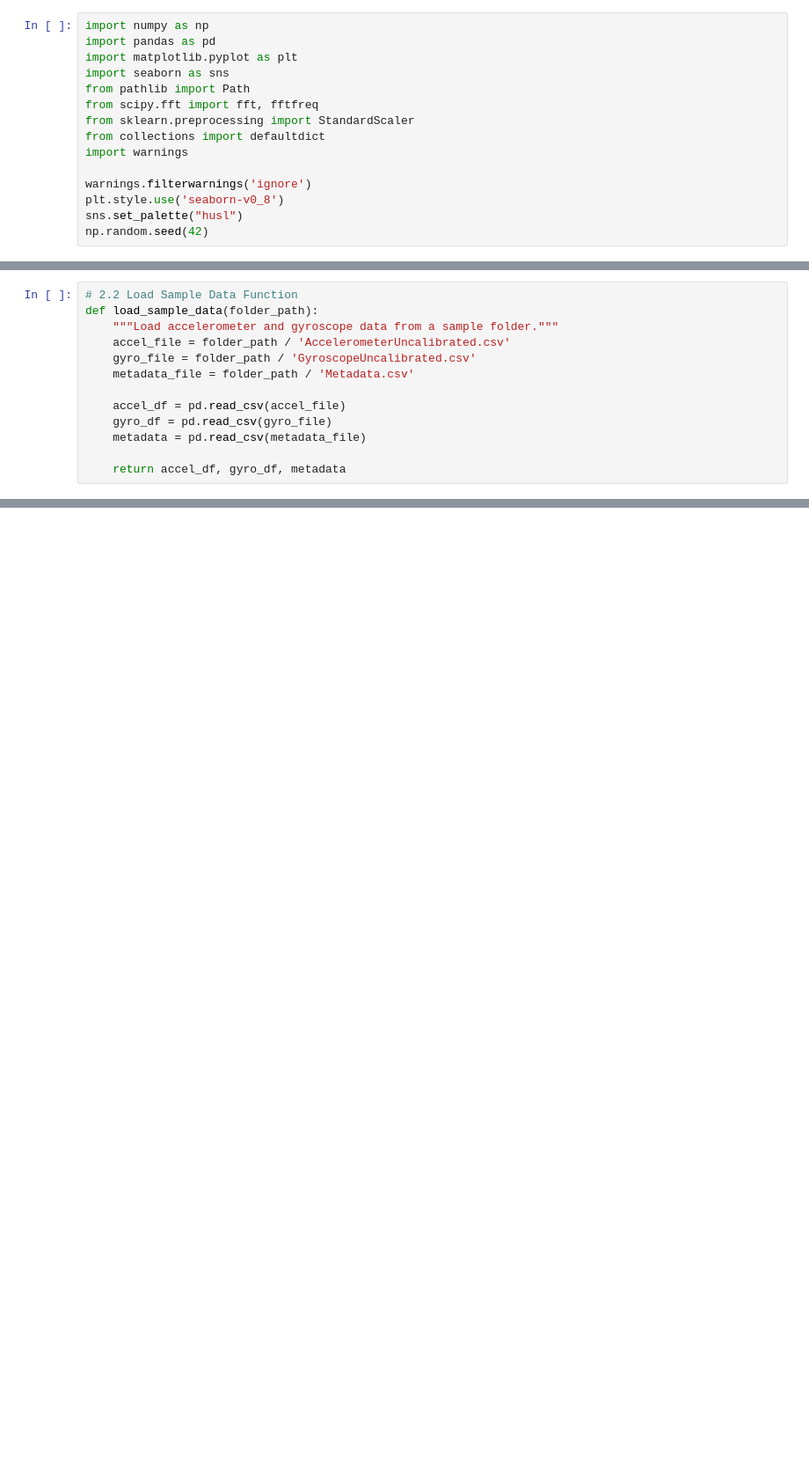
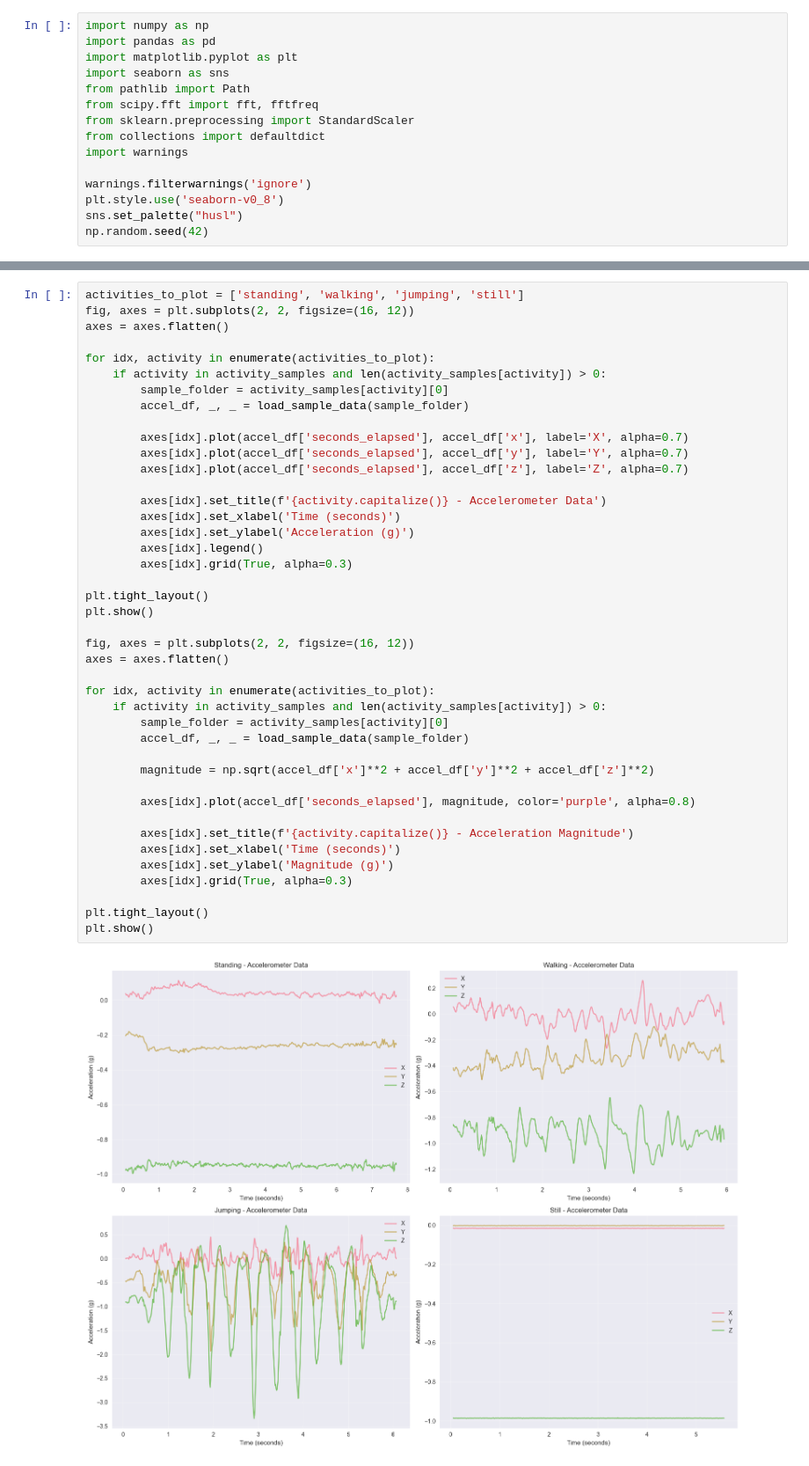
Before and after one commit to NiyonshutiDavid/Hidden-Markov-Models, a Jupyter notebook: HMM_Formative2.ipynb, the cells around one changed output, grey strips where cells are left out. Shown at 88% size. Cells and saved outputs as stored; diff of their text form; blank space fills up the shorter version.

```diff
--- a/HMM_Formative2.ipynb
+++ b/HMM_Formative2.ipynb
@@ -69,13 +21,0 @@ Activity Distribution:
-# %%
-# 2.2 Load Sample Data Function
-def load_sample_data(folder_path):
-    """Load accelerometer and gyroscope data from a sample folder."""
-    accel_file = folder_path / 'AccelerometerUncalibrated.csv'
-    gyro_file = folder_path / 'GyroscopeUncalibrated.csv'
-    metadata_file = folder_path / 'Metadata.csv'
-
-    accel_df = pd.read_csv(accel_file)
-    gyro_df = pd.read_csv(gyro_file)
-    metadata = pd.read_csv(metadata_file)
-
-    return accel_df, gyro_df, metadata
@@ -928,0 +93,44 @@ Project Complete!
+# %%
+activities_to_plot = ['standing', 'walking', 'jumping', 'still']
+fig, axes = plt.subplots(2, 2, figsize=(16, 12))
+axes = axes.flatten()
+
+for idx, activity in enumerate(activities_to_plot):
+    if activity in activity_samples and len(activity_samples[activity]) > 0:
+        sample_folder = activity_samples[activity][0]
+        accel_df, _, _ = load_sample_data(sample_folder)
+
+        axes[idx].plot(accel_df['seconds_elapsed'], accel_df['x'], label='X', alpha=0.7)
+        axes[idx].plot(accel_df['seconds_elapsed'], accel_df['y'], label='Y', alpha=0.7)
+        axes[idx].plot(accel_df['seconds_elapsed'], accel_df['z'], label='Z', alpha=0.7)
+
+        axes[idx].set_title(f'{activity.capitalize()} - Accelerometer Data')
+        axes[idx].set_xlabel('Time (seconds)')
+        axes[idx].set_ylabel('Acceleration (g)')
+        axes[idx].legend()
+        axes[idx].grid(True, alpha=0.3)
+
+plt.tight_layout()
+plt.show()
+
+fig, axes = plt.subplots(2, 2, figsize=(16, 12))
+axes = axes.flatten()
+
+for idx, activity in enumerate(activities_to_plot):
+    if activity in activity_samples and len(activity_samples[activity]) > 0:
+        sample_folder = activity_samples[activity][0]
+        accel_df, _, _ = load_sample_data(sample_folder)
+
+        magnitude = np.sqrt(accel_df['x']**2 + accel_df['y']**2 + accel_df['z']**2)
+
+        axes[idx].plot(accel_df['seconds_elapsed'], magnitude, color='purple', alpha=0.8)
+
+        axes[idx].set_title(f'{activity.capitalize()} - Acceleration Magnitude')
+        axes[idx].set_xlabel('Time (seconds)')
+        axes[idx].set_ylabel('Magnitude (g)')
+        axes[idx].grid(True, alpha=0.3)
+
+plt.tight_layout()
+plt.show()
+# %% [output]
+[figure, added]
```
Also changed, not shown: parts of 61 cells of this notebook.
